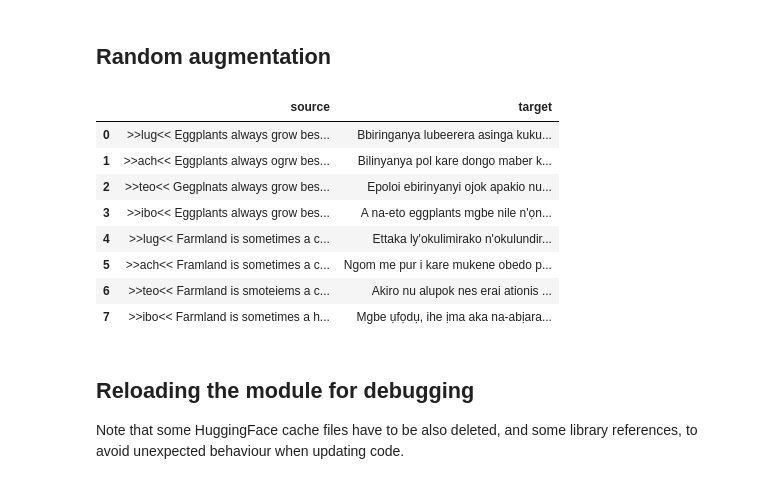
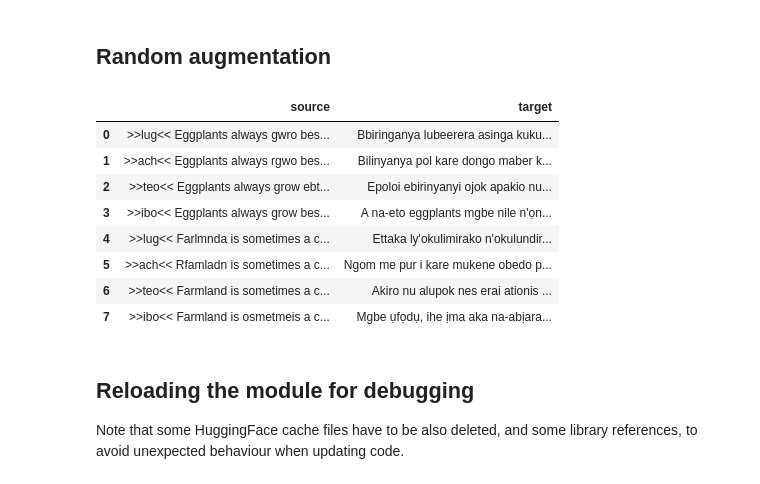
Before and after one commit to SunbirdAI/salt, a Jupyter notebook: notebooks/Leb test.ipynb, the cells around one changed output. Drawn from its saved outputs; the diff is of its cells as text; code cells hidden in the pictures.

```diff
--- a/notebooks/Leb test.ipynb
+++ b/notebooks/Leb test.ipynb
@@ -85,17 +111,17 @@ target:
 config = yaml.safe_load(yaml_config)
 ds = leb.dataset.create(config)
 # %%
-leb.utils.show_dataset(list(ds.take(8)))
+leb.utils.show_dataset(ds.take(8))
 # %% [output]
 |  | source | target |
-| 0 | >>lug<< Eggplants always grow bes... | Bbiringanya lubeerera asinga kuku... |
-| 1 | >>ach<< Eggplants always ogrw bes... | Bilinyanya pol kare dongo maber k... |
-| 2 | >>teo<< Gegplnats always grow bes... | Epoloi ebirinyanyi ojok apakio nu... |
+| 0 | >>lug<< Eggplants always gwro bes... | Bbiringanya lubeerera asinga kuku... |
+| 1 | >>ach<< Eggplants always rgwo bes... | Bilinyanya pol kare dongo maber k... |
+| 2 | >>teo<< Eggplants always grow ebt... | Epoloi ebirinyanyi ojok apakio nu... |
 | 3 | >>ibo<< Eggplants always grow bes... | A na-eto eggplants mgbe nile n'ọn... |
-| 4 | >>lug<< Farmland is sometimes a c... | Ettaka ly'okulimirako n'okulundir... |
-| 5 | >>ach<< Framland is sometimes a c... | Ngom me pur i kare mukene obedo p... |
-| 6 | >>teo<< Farmland is smoteiems a c... | Akiro nu alupok nes erai ationis ... |
-| 7 | >>ibo<< Farmland is sometimes a h... | Mgbe ụfọdụ, ihe ịma aka na-abịara... |
+| 4 | >>lug<< Farlmnda is sometimes a c... | Ettaka ly'okulimirako n'okulundir... |
+| 5 | >>ach<< Rfamladn is sometimes a c... | Ngom me pur i kare mukene obedo p... |
+| 6 | >>teo<< Farmland is sometimes a c... | Akiro nu alupok nes erai ationis ... |
+| 7 | >>ibo<< Farmland is osmetmeis a c... | Mgbe ụfọdụ, ihe ịma aka na-abịara... |
 # %% [markdown]
 ## Reloading the module for debugging
 
```
Also changed, not shown: parts of 5 cells of this notebook, 1 other file.
